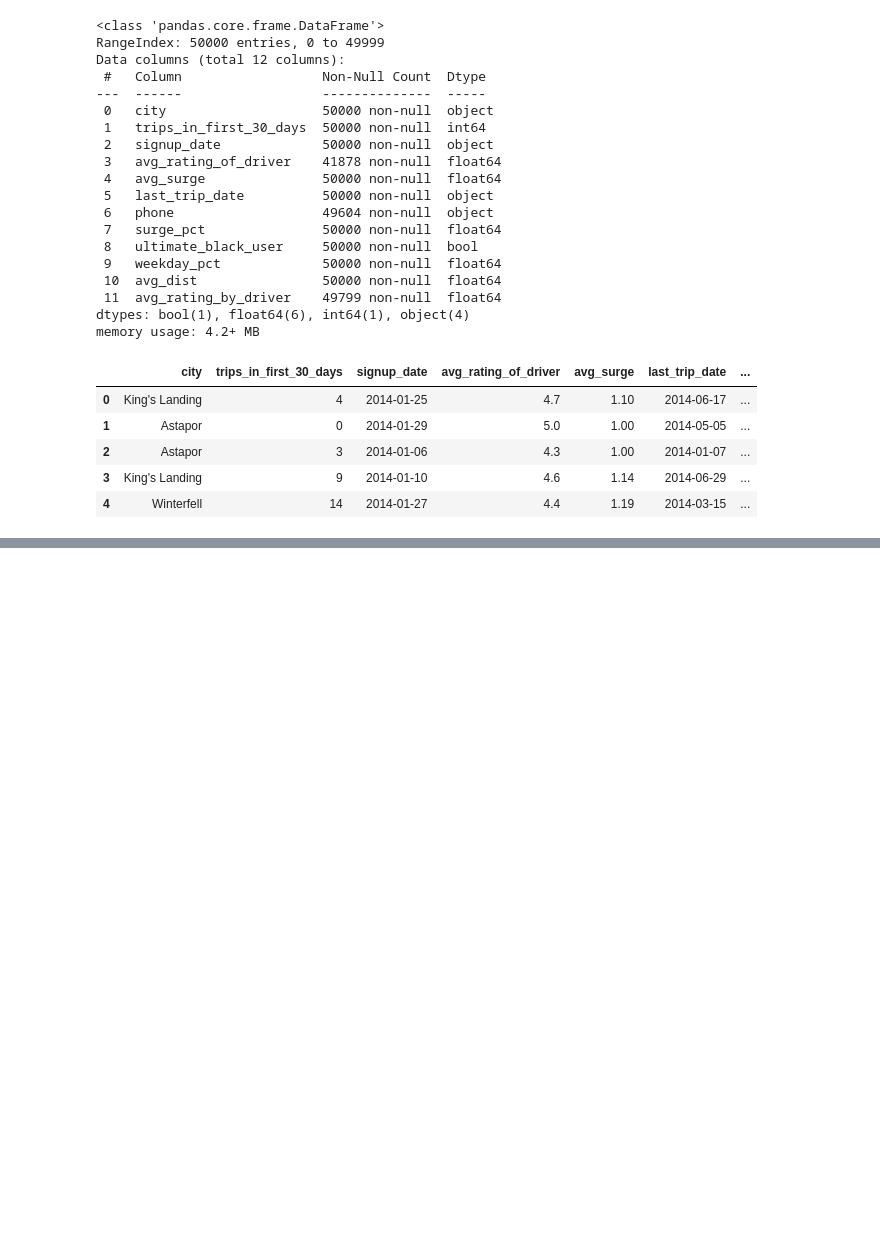
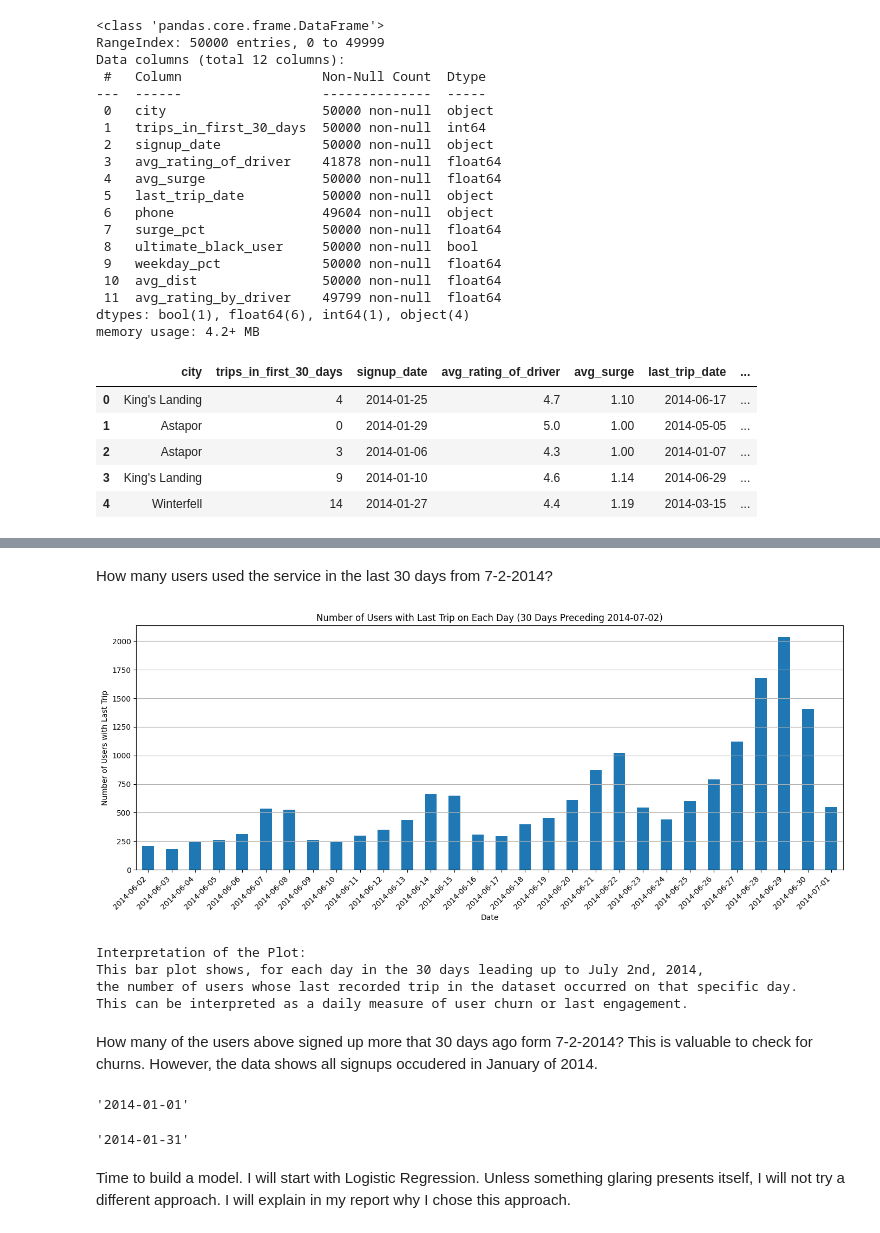
Before and after one commit to BTExpress1/ultimate-tech, a Jupyter notebook: notebooks/ultimate_tech.ipynb, the cells around one changed output, grey strips where cells are left out. Drawn from its saved outputs; the diff is of its cells as text; code cells hidden in the pictures; blank space fills up the shorter version.

```diff
--- a/notebooks/ultimate_tech.ipynb
+++ b/notebooks/ultimate_tech.ipynb
@@ -519,0 +565,15 @@ Notes:
+# %%
+# Calculate the mean of 'avg_rating_of_driver' excluding NaN values
+mean_driver_rating = ucity_data['avg_rating_of_driver'].mean()
+
+# Impute the NaN values in 'avg_rating_of_driver' with the calculated mean
+ucity_data['avg_rating_of_driver'] = ucity_data['avg_rating_of_driver'].fillna(mean_driver_rating)
+
+# Calculate the mean of 'avg_rating_by_driver' excluding NaN values
+mean_by_driver_rating = ucity_data['avg_rating_by_driver'].mean()
+
+# Impute the NaN values in 'avg_rating_by_driver' with the calculated mean
+ucity_data['avg_rating_by_driver'] = ucity_data['avg_rating_by_driver'].fillna(mean_by_driver_rating)
+
+# Verify that the null values have been imputed
+print(f"Null values after imputing\n",ucity_data[['avg_rating_of_driver', 'avg_rating_by_driver']].isnull().sum())
@@ -519,0 +602,61 @@ Notes:
+# %% [markdown]
+How many users used the service in the last 30 days from 7-2-2014?
+# %%
+ucity_data['last_trip_date'] = pd.to_datetime(ucity_data['last_trip_date'])
+
+# Define the end date of your single window
+window_end_date = pd.to_datetime('2014-07-02')
+
+# Define the start date of your 30-day window
+window_start_date = window_end_date - pd.Timedelta(days=30)
+
+# Create an empty dictionary to store the daily active users (last trip on that day)
+daily_last_trips = {}
+
+# Iterate through each day within the 30-day window
+current_date = window_start_date
+while current_date < window_end_date:
+    # Count users whose last trip date is exactly the current date
+    daily_count = len(ucity_data[ucity_data['last_trip_date'] == current_date])
+    daily_last_trips[current_date.date()] = daily_count
+
+    # Move to the next day
+    current_date += pd.Timedelta(days=1)
+
+# Convert the results dictionary to a Pandas Series for easy plotting
+daily_last_trips_series = pd.Series(daily_last_trips)
+
+# Plot the daily last trips
+plt.figure(figsize=(14, 6))
+daily_last_trips_series.plot(kind='bar')
+plt.title('Number of Users with Last Trip on Each Day (30 Days Preceding 2014-07-02)')
+plt.xlabel('Date')
+plt.ylabel('Number of Users with Last Trip')
+plt.xticks(rotation=45, ha='right')
+plt.grid(axis='y')
+plt.tight_layout()
+plt.show()
+
+print("\nInterpretation of the Plot:")
+print("This bar plot shows, for each day in the 30 days leading up to July 2nd, 2014,")
+print("the number of users whose last recorded trip in the dataset occurred on that specific day.")
+print("This can be interpreted as a daily measure of user churn or last engagement.")
+# %% [output]
+[figure, added]
+Interpretation of the Plot:
+This bar plot shows, for each day in the 30 days leading up to July 2nd, 2014,
+the number of users whose last recorded trip in the dataset occurred on that specific day.
+This can be interpreted as a daily measure of user churn or last engagement.
+# %% [markdown]
+How many of the users above signed up more that 30 days ago form 7-2-2014?
+This is valuable to check for churns. However, the data shows all signups occudered in January of 2014.
+# %%
+ucity_data['signup_date'].min()
+# %% [output]
+'2014-01-01'
+# %%
+ucity_data['signup_date'].max()
+# %% [output]
+'2014-01-31'
+# %% [markdown]
+Time to build a model. I will start with Logistic Regression. Unless something glaring presents itself, I will not try a different approach. I will explain in my report why I chose this approach.
```
Also changed, not shown: parts of 16 cells of this notebook.
